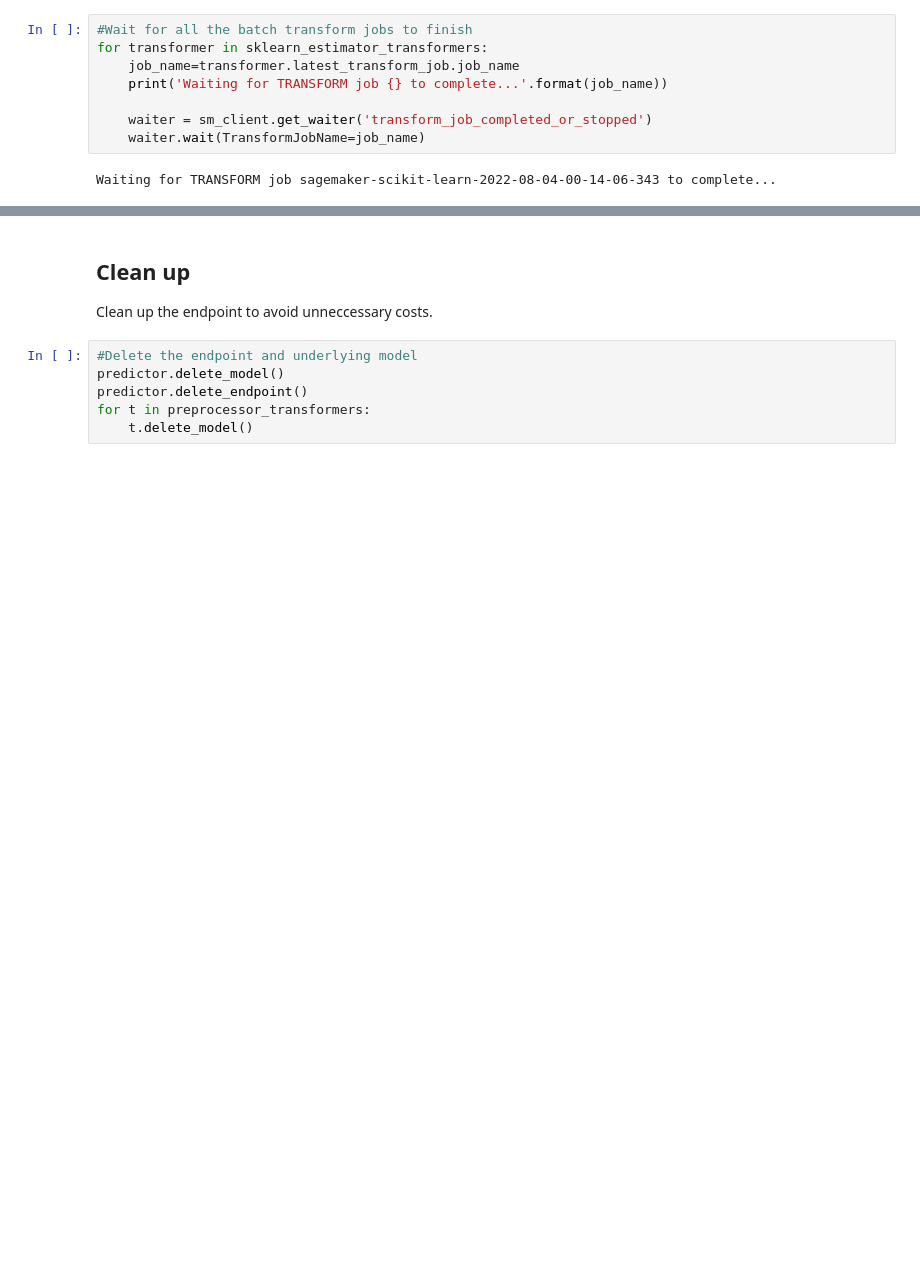
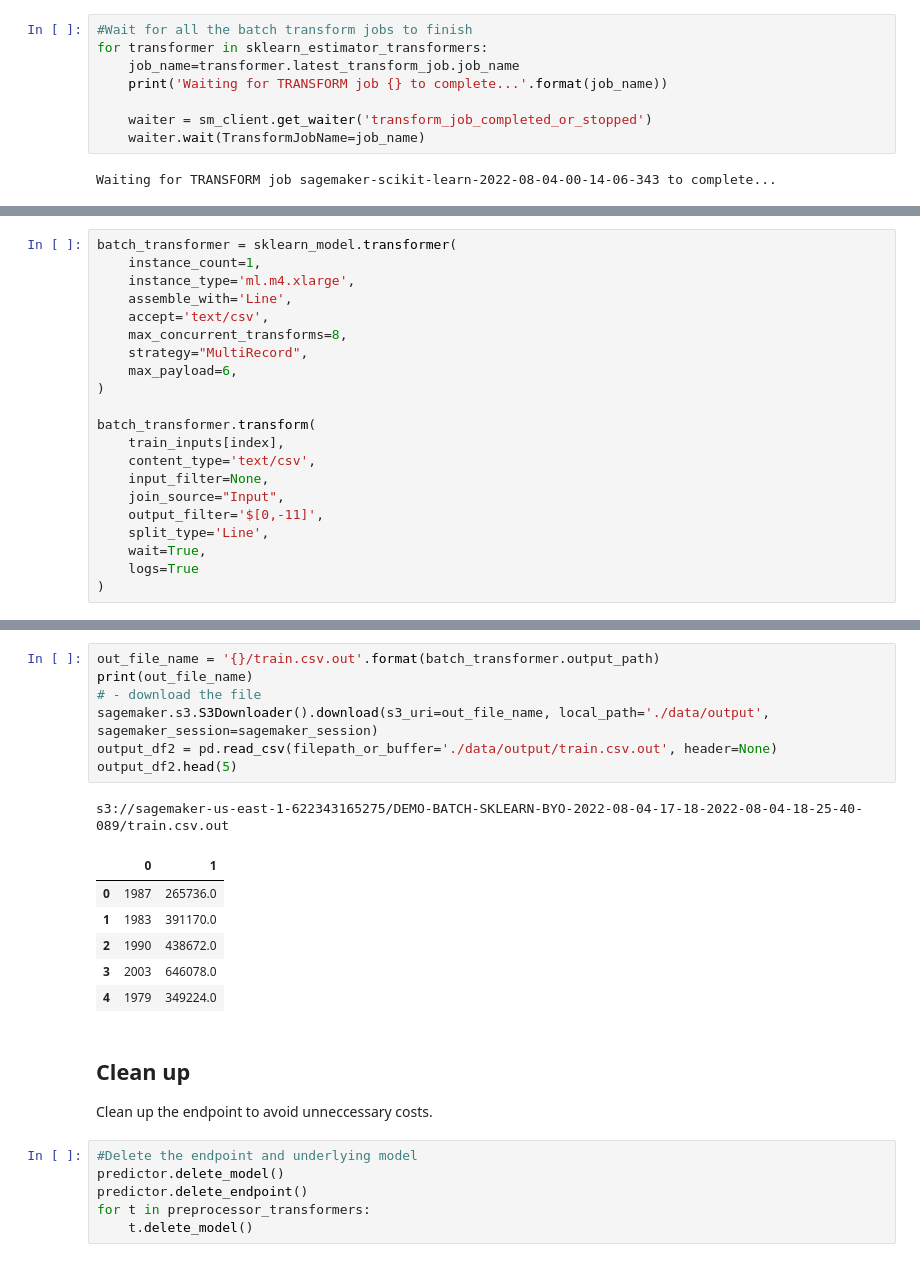
Before and after one commit to rsgrewal-aws/sagemaker-im, a Jupyter notebook: deploy/mme/Batch-LinearLearner.ipynb, the cells around one changed output, grey strips where cells are left out. Drawn from its saved outputs; the diff is of its cells as text; blank space fills up the shorter version.

```diff
--- a/deploy/mme/Batch-LinearLearner.ipynb
+++ b/deploy/mme/Batch-LinearLearner.ipynb
@@ -540,0 +598,21 @@ for index, loc in enumerate(LOCATIONS[:PARALLEL_TRAINING_JOBS]):
+# %%
+batch_transformer = sklearn_model.transformer(
+    instance_count=1,
+    instance_type='ml.m4.xlarge',
+    assemble_with='Line',
+    accept='text/csv',
+    max_concurrent_transforms=8,
+    strategy="MultiRecord",
+    max_payload=6,
+)
+
+batch_transformer.transform(
+    train_inputs[index],
+    content_type='text/csv',
+    input_filter=None,
+    join_source="Input",
+    output_filter='$[0,-11]',
+    split_type='Line',
+    wait=True,
+    logs=True
+)
@@ -541,3 +638,18 @@ for index, loc in enumerate(LOCATIONS[:PARALLEL_TRAINING_JOBS]):
+# %%
+out_file_name = '{}/train.csv.out'.format(batch_transformer.output_path)
+print(out_file_name)
+# - download the file
+sagemaker.s3.S3Downloader().download(s3_uri=out_file_name, local_path='./data/output', sagemaker_session=sagemaker_session)
+output_df2 = pd.read_csv(filepath_or_buffer='./data/output/train.csv.out', header=None)
+output_df2.head(5)
+# %% [output]
+s3://sagemaker-us-east-1-622343165275/DEMO-BATCH-SKLEARN-BYO-2022-08-04-17-18-2022-08-04-18-25-40-089/train.csv.out
+|  | 0 | 1 |
+| 0 | 1987 | 265736.0 |
+| 1 | 1983 | 391170.0 |
+| 2 | 1990 | 438672.0 |
+| 3 | 2003 | 646078.0 |
+| 4 | 1979 | 349224.0 |
 # %% [markdown]
 ## Clean up<a id='CleanUp'></a>
 Clean up the endpoint to avoid unneccessary costs.
```
Also changed, not shown: parts of 24 cells of this notebook, 5 other files.
